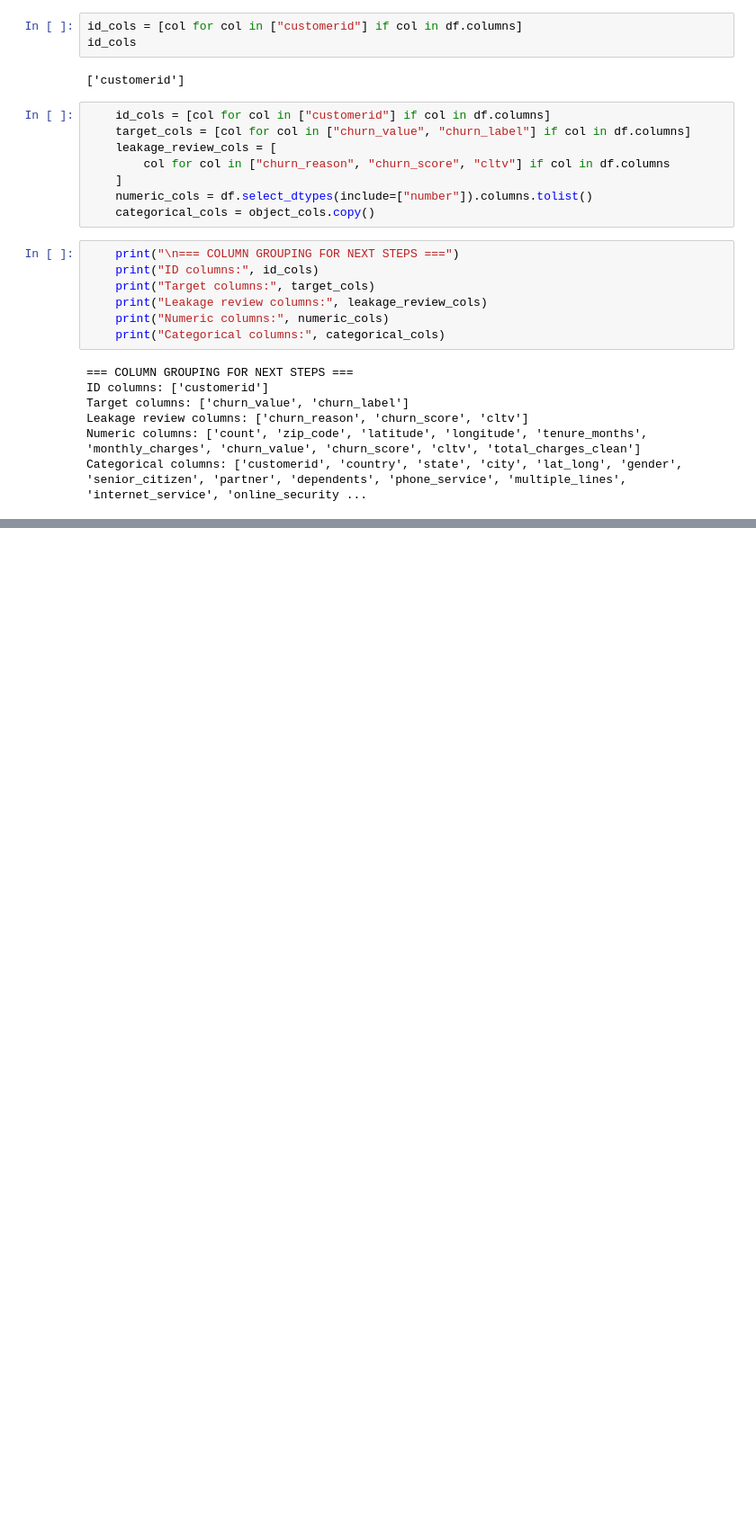
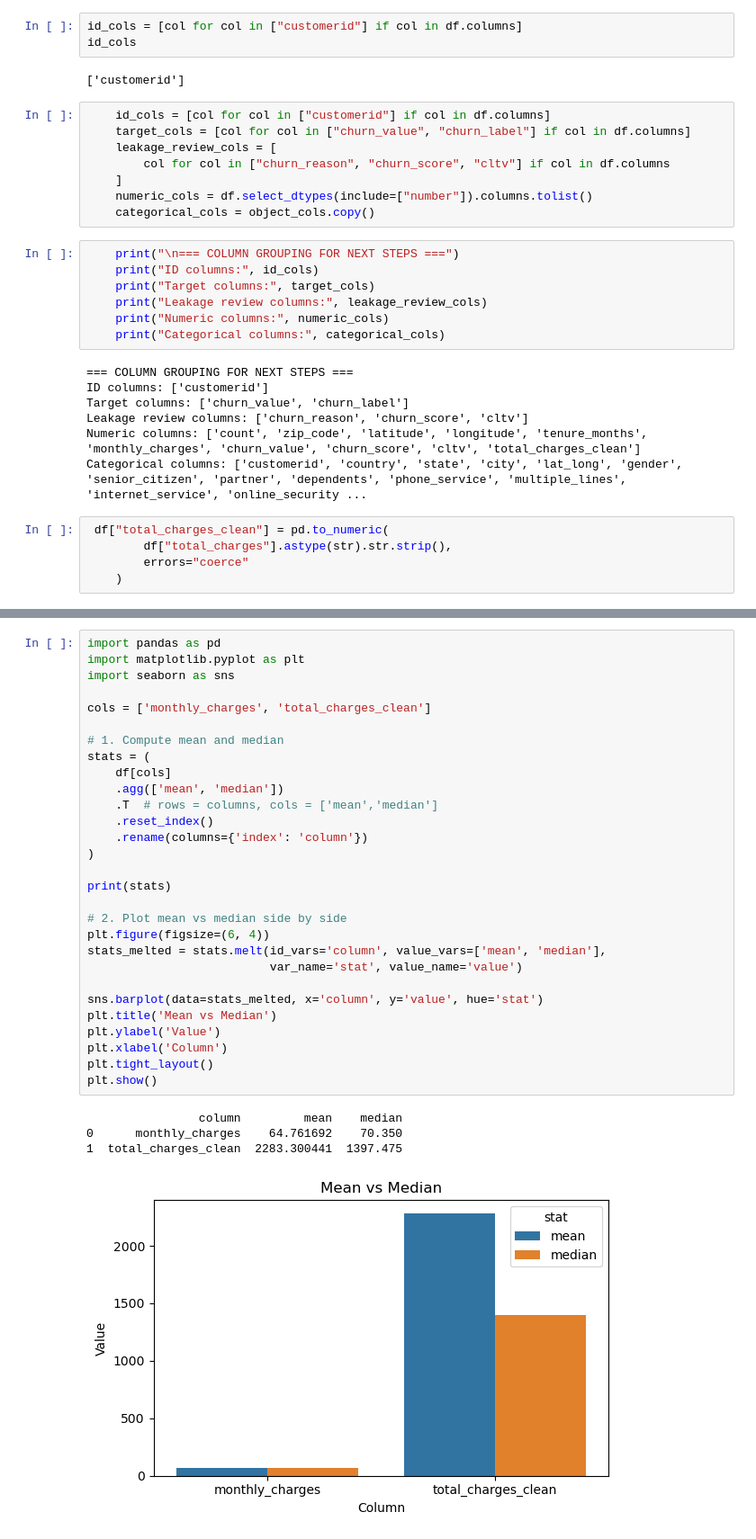
Before and after one commit to Pum-Pum-Pum-Pum/Churn-Prediction-Retention-System, a Jupyter notebook: src/data/eda_step_00.ipynb, the cells around one changed output, grey strips where cells are left out. Shown at 90% size. Drawn from its saved outputs; the diff is of its cells as text; blank space fills up the shorter version.

```diff
--- a/src/data/eda_step_00.ipynb
+++ b/src/data/eda_step_00.ipynb
@@ -290,3 +290,8 @@ Target columns: ['churn_value', 'churn_label']
 Leakage review columns: ['churn_reason', 'churn_score', 'cltv']
 Numeric columns: ['count', 'zip_code', 'latitude', 'longitude', 'tenure_months', 'monthly_charges', 'churn_value', 'churn_score', 'cltv', 'total_charges_clean']
 Categorical columns: ['customerid', 'country', 'state', 'city', 'lat_long', 'gender', 'senior_citizen', 'partner', 'dependents', 'phone_service', 'multiple_lines', 'internet_service', 'online_security ...
+# %%
+ df["total_charges_clean"] = pd.to_numeric(
+        df["total_charges"].astype(str).str.strip(),
+        errors="coerce"
+    )
@@ -292,0 +326,34 @@ Categorical columns: ['customerid', 'country', 'state', 'city', 'lat_long', 'gen
+# %%
+import pandas as pd
+import matplotlib.pyplot as plt
+import seaborn as sns
+
+cols = ['monthly_charges', 'total_charges_clean']
+
+# 1. Compute mean and median
+stats = (
+    df[cols]
+    .agg(['mean', 'median'])
+    .T  # rows = columns, cols = ['mean','median']
+    .reset_index()
+    .rename(columns={'index': 'column'})
+)
+
+print(stats)
+
+# 2. Plot mean vs median side by side
+plt.figure(figsize=(6, 4))
+stats_melted = stats.melt(id_vars='column', value_vars=['mean', 'median'],
+                          var_name='stat', value_name='value')
+
+sns.barplot(data=stats_melted, x='column', y='value', hue='stat')
+plt.title('Mean vs Median')
+plt.ylabel('Value')
+plt.xlabel('Column')
+plt.tight_layout()
+plt.show()
+# %% [output]
+                column         mean    median
+0      monthly_charges    64.761692    70.350
+1  total_charges_clean  2283.300441  1397.475
+[figure, added]
```
Also changed, not shown: parts of 32 cells of this notebook, 3 other files.
